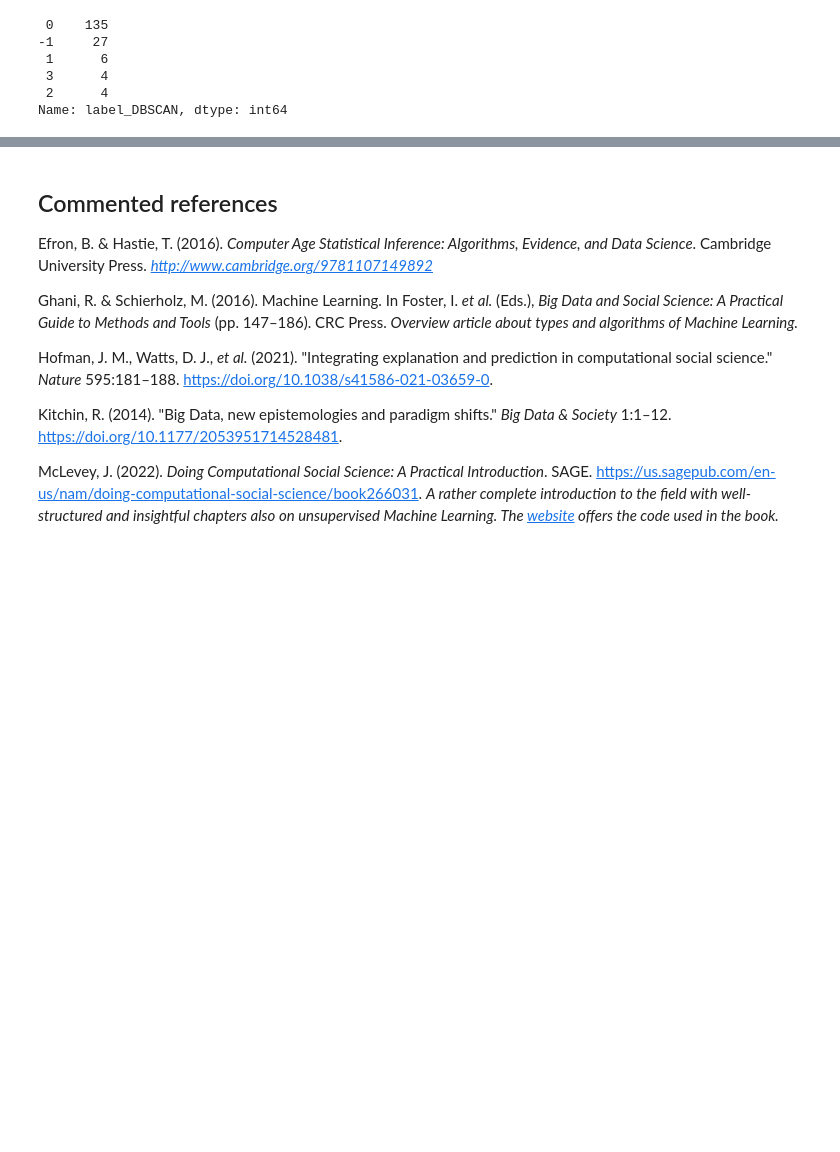
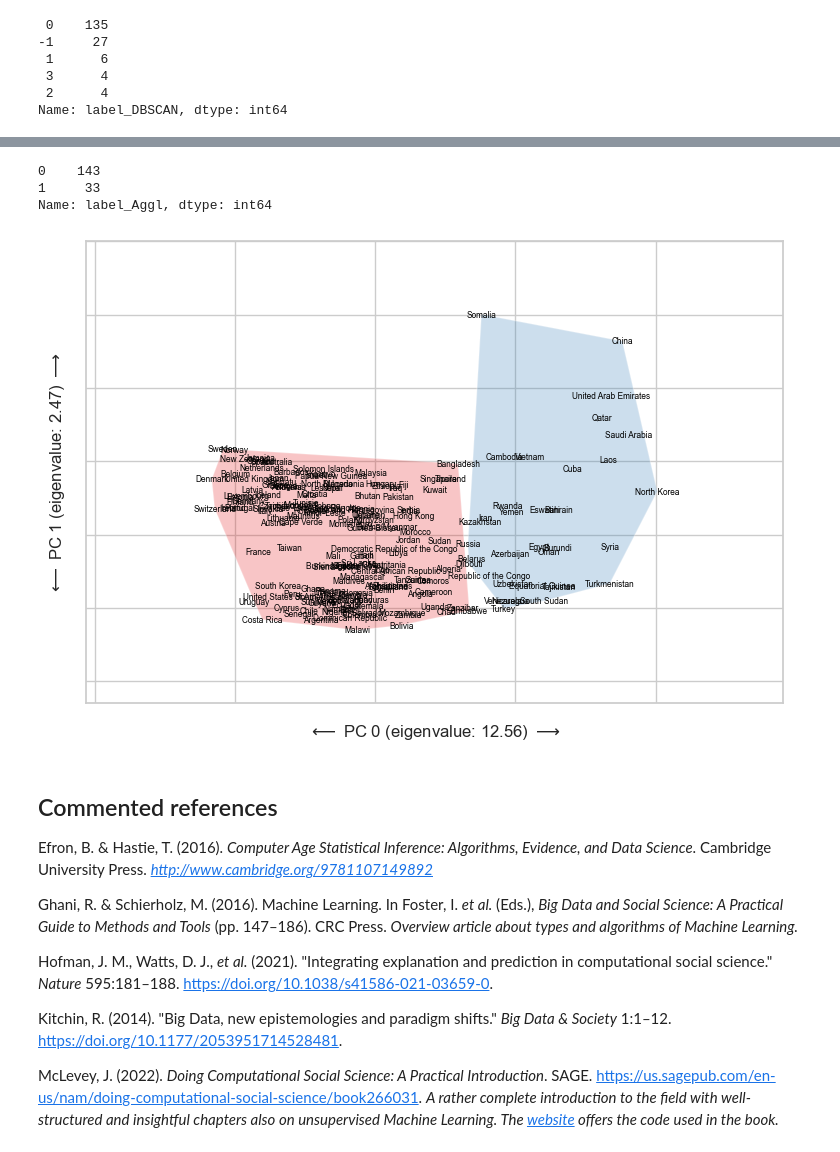
Before and after one commit to gesiscss/css_methods_python, a Jupyter notebook: d_data_analysis_methods/3_unsupervised_machine_learning.ipynb, the cells around one changed output, grey strips where cells are left out. Saved outputs shown, nothing was run; the diff lists cells and outputs as text; code cells hidden in the pictures; blank space fills up the shorter version.

Commit message:
ploting_clusters_function

```diff
--- a/d_data_analysis_methods/3_unsupervised_machine_learning.ipynb
+++ b/d_data_analysis_methods/3_unsupervised_machine_learning.ipynb
@@ -936,3 +871,17 @@ plt.show()
+# %%
+y_Aggl = AgglomerativeClustering(n_clusters=2).fit(X_pca[:, :4])
+
+# add cluster labels
+vdem_pca.loc[:, 'label_Aggl'] = y_Aggl.labels_
+vdem_pca["label_Aggl"].value_counts()
+# %% [output]
+0    143
+1     33
+Name: label_Aggl, dtype: int64
+# %%
+plot_clusters(df_model=vdem_pca,label_column='label_Aggl',number_clusters=len(vdem_pca["label_Aggl"].unique()) )
+# %% [output]
+[figure, added]
 # %% [markdown]
 ## Commented references
 
```
Also changed, not shown: parts of 37 cells of this notebook.
